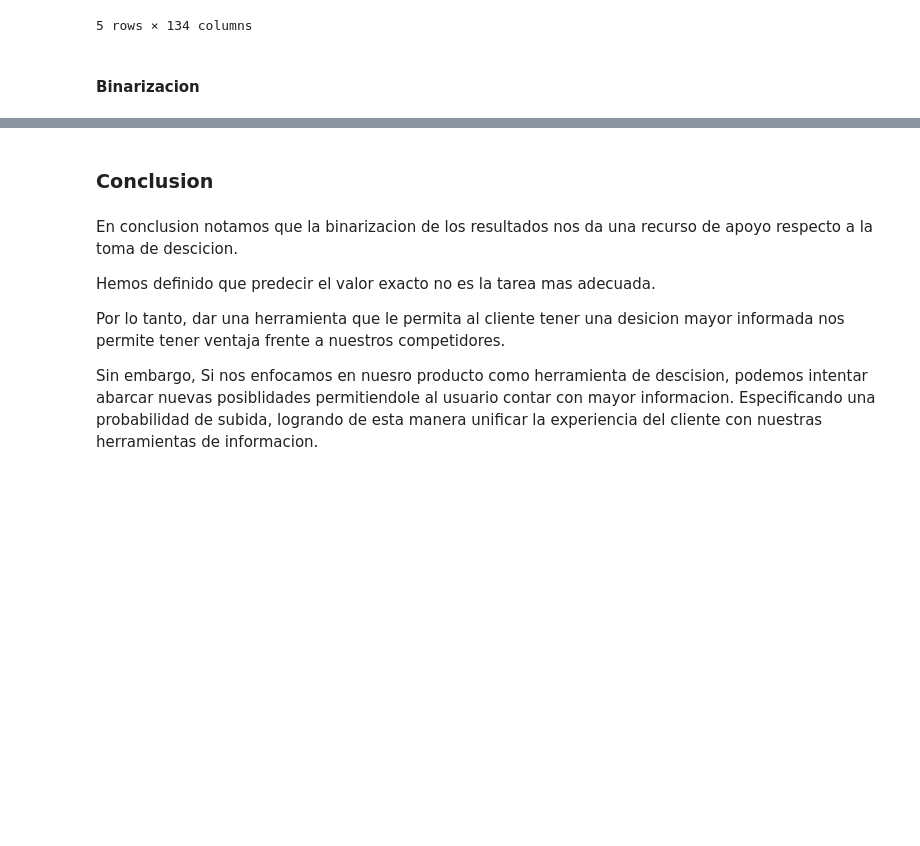
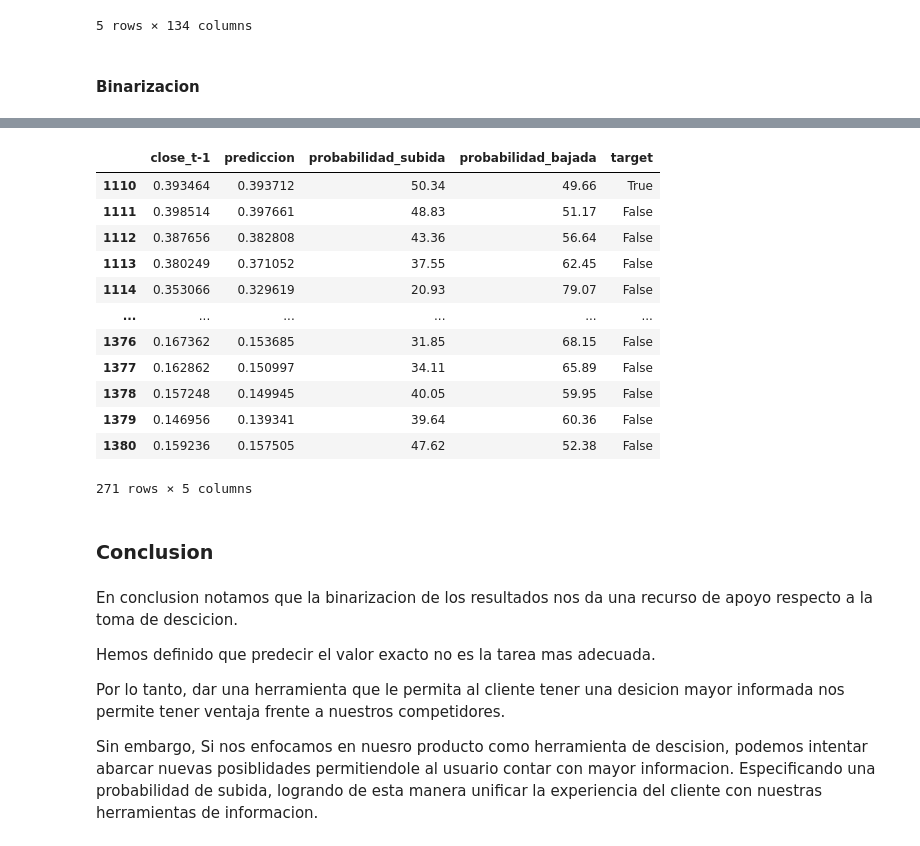
Before and after one commit to KarimS21/TP-TF-Machine-Learning, a Jupyter notebook: TP_MachineLearning_Modelos.ipynb, the cells around one changed output, grey strips where cells are left out. Cells and saved outputs as stored; diff of their text form; code cells hidden in the pictures; blank space fills up the shorter version.

```diff
--- a/TP_MachineLearning_Modelos.ipynb
+++ b/TP_MachineLearning_Modelos.ipynb
@@ -700,0 +729,18 @@ evaluate_classification_model(df_bin['target'].tail(len(y_lstm_bin)) ,y_lstm_bin
+# %%
+import scipy.stats as stats
+
+b2 = model.predict(X_seq_test).flatten()
+b2 = scaler_y.inverse_transform(b2.reshape(-1, 1)).flatten()
+temp = df_bin.tail(len(b2))
+y_lstm_bin = (b2 - temp['close_t-1']) > 0
+
+# Error histórico del modelo en el set de entrenamiento
+train_preds = model.predict(X_seq).flatten() # X_seq es el "x_train"
+train_preds = scaler_y.inverse_transform(train_preds.reshape(-1, 1)).flatten()
+train_true = scaler_y.inverse_transform(y_seq.reshape(-1, 1)).flatten()
+residuals = train_true - train_preds
+std_error = np.std(residuals)
+
+# Para cada predicción futura:
+probs_up = stats.norm.cdf(b2 - temp['close_t-1'], loc=0, scale=std_error)
+probs_down = 1 - probs_up
@@ -701,3 +750,26 @@ evaluate_classification_model(df_bin['target'].tail(len(y_lstm_bin)) ,y_lstm_bin
+# %%
+resultados = pd.DataFrame({
+    'close_t-1' : temp['close_t-1'],
+    'prediccion': b2,
+    'probabilidad_subida': (probs_up*100).round(2),
+    'probabilidad_bajada': (probs_down*100).round(2),
+    'target': y_lstm_bin})
+
+resultados
+# %% [output]
+|  | close_t-1 | prediccion | probabilidad_subida | probabilidad_bajada | target |
+| 1110 | 0.393464 | 0.393712 | 50.34 | 49.66 | True |
+| 1111 | 0.398514 | 0.397661 | 48.83 | 51.17 | False |
+| 1112 | 0.387656 | 0.382808 | 43.36 | 56.64 | False |
+| 1113 | 0.380249 | 0.371052 | 37.55 | 62.45 | False |
+| 1114 | 0.353066 | 0.329619 | 20.93 | 79.07 | False |
+| ... | ... | ... | ... | ... | ... |
+| 1376 | 0.167362 | 0.153685 | 31.85 | 68.15 | False |
+| 1377 | 0.162862 | 0.150997 | 34.11 | 65.89 | False |
+| 1378 | 0.157248 | 0.149945 | 40.05 | 59.95 | False |
+| 1379 | 0.146956 | 0.139341 | 39.64 | 60.36 | False |
+| 1380 | 0.159236 | 0.157505 | 47.62 | 52.38 | False |
+271 rows × 5 columns
 # %% [markdown]
 ### Conclusion
 # %% [markdown]
```
Also changed, not shown: parts of 28 cells of this notebook.
